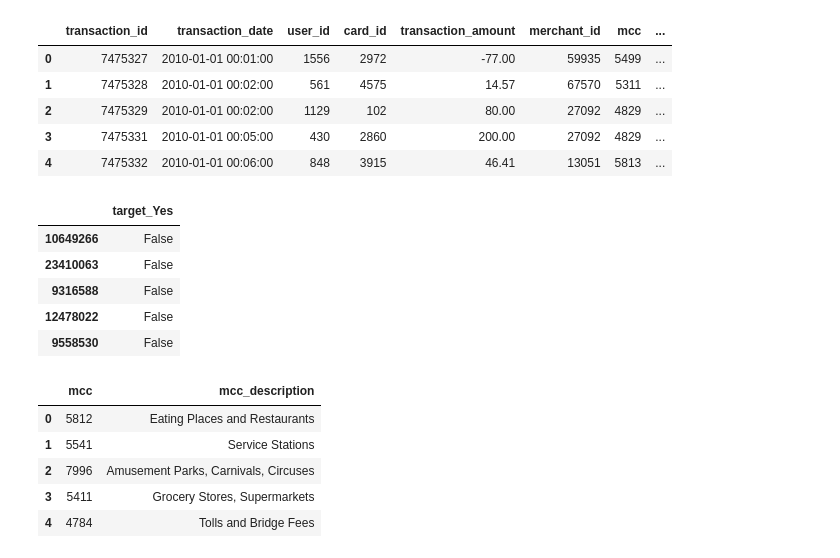
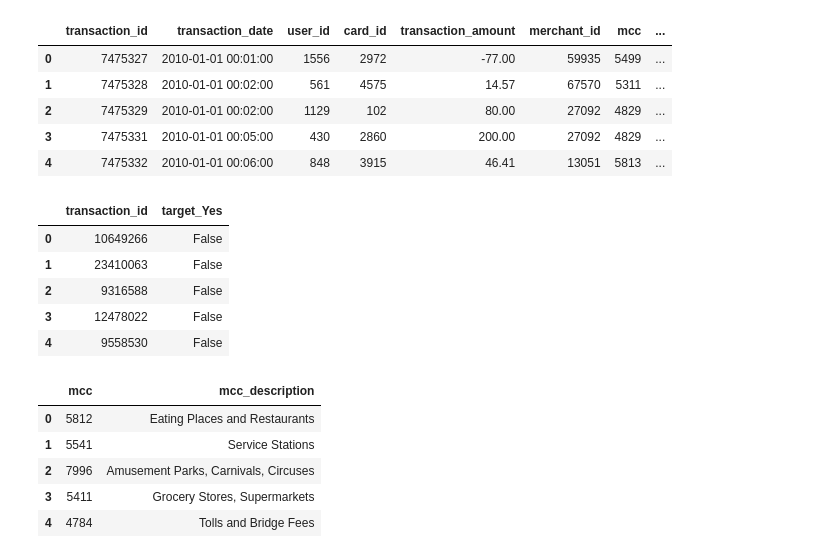
Before and after one commit to marcsirvent/frauddetection, a Jupyter notebook: main.ipynb, the cells around one changed output. Drawn from its saved outputs; the diff is of its cells as text; code cells hidden in the pictures.

```diff
--- a/main.ipynb
+++ b/main.ipynb
@@ -161,16 +188,17 @@ transactions_df_clean.head()
 # %%
 # Train fraud labels df
 train_fraud_labels_df_clean = train_fraud_labels_df.copy()
 train_fraud_labels_df_clean = pd.get_dummies(train_fraud_labels_df_clean, columns=['target'], drop_first=True)
-
+train_fraud_labels_df_clean = train_fraud_labels_df_clean.reset_index()
+train_fraud_labels_df_clean.columns = ['transaction_id', 'target_Yes'] #From json -> df
 train_fraud_labels_df_clean.head()
 # %% [output]
-|  | target_Yes |
-| 10649266 | False |
-| 23410063 | False |
-| 9316588 | False |
-| 12478022 | False |
-| 9558530 | False |
+|  | transaction_id | target_Yes |
+| 0 | 10649266 | False |
+| 1 | 23410063 | False |
+| 2 | 9316588 | False |
+| 3 | 12478022 | False |
+| 4 | 9558530 | False |
 # %%
 # Mcc codes
 mcc_codes_df_clean = mcc_codes_df.copy()
```
Also changed, not shown: parts of 29 cells of this notebook, 1 other file.
